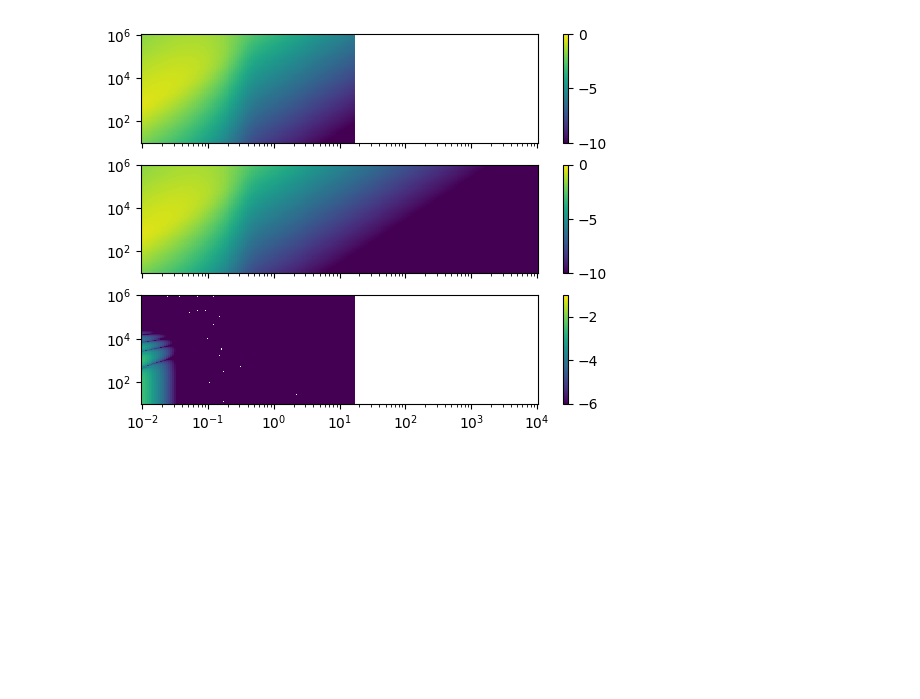
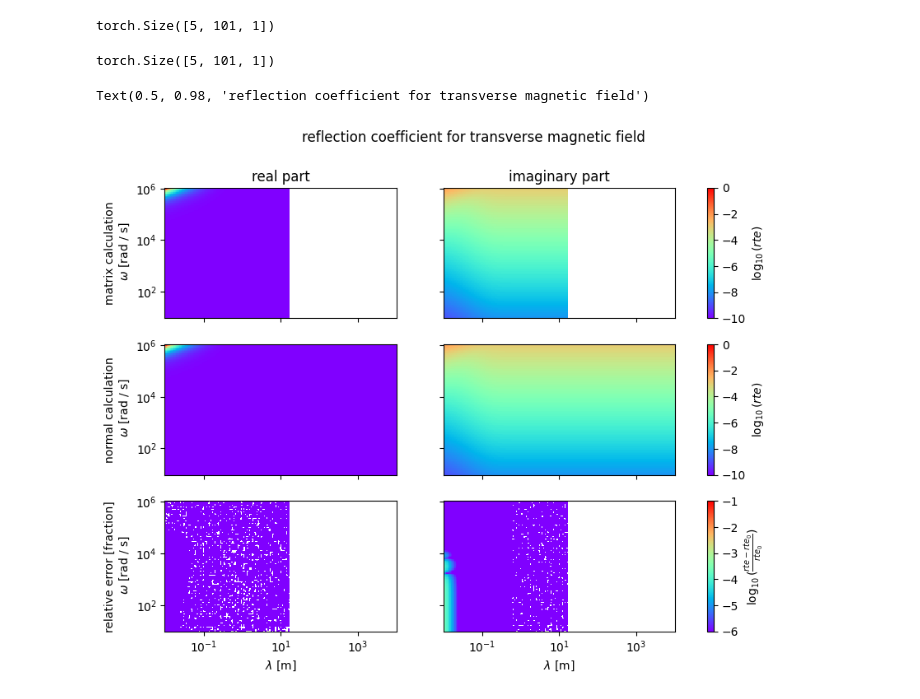
Before and after one commit to hydrogeophysicsgroup/anemone, a Jupyter notebook: prototyping/solve_for_field_coefficients_visual.ipynb, the cells around one changed output. Cells and saved outputs as stored; diff of their text form; code cells hidden in the pictures; blank space fills up the shorter version.

Commit message:
rte + rtm can be solved the matrix way

```diff
--- a/prototyping/solve_for_field_coefficients_visual.ipynb
+++ b/prototyping/solve_for_field_coefficients_visual.ipynb
@@ -94,12 +170,45 @@ axs[2].set_xscale('log'); axs[2].set_yscale('log')
+# %%
+A,B = transverse_magnetic_field_coefficients(sigma, thick, omega, lamda)
+# %% [output]
+torch.Size([5, 101, 1])
 # %%
+A,B = transverse_magnetic_field_coefficients(sigma, thick, omega, lamda)
+rtm = refl_transverse_magnetic(sigma, thick, omega, lamda)
+rte0 =  rtm
+rteN =  B[..., 0]
+
 x,y = lamda.squeeze().real, omega.squeeze().real
-fig,axs = plt.subplots(3,1, sharex=True, sharey=True)
-pcm = axs[0].pcolor(x,y, np.log10(rteN.imag.squeeze()), vmin=-10, vmax=0)
-plt.colorbar(pcm, ax=axs[0])
-pcm = axs[1].pcolor(x,y, np.log10(rte0.imag.squeeze()), vmin=-10, vmax=0)
-plt.colorbar(pcm, ax=axs[1])
-pcm = axs[2].pcolor(x,y, np.log10(np.abs((rteN.imag.squeeze()-rte0.imag.squeeze())/rte0.imag.squeeze())), vmin=-6, vmax=-1)
-plt.colorbar(pcm, ax=axs[2])
-axs[2].set_xscale('log'); axs[2].set_yscale('log')
+fig,axs = plt.subplots(3,2, sharex=True, sharey=True, figsize=(10,7))
+pcm = axs[0,0].pcolor(x,y, np.log10(rteN.real.squeeze()), cmap='rainbow')
+# plt.colorbar(pcm, ax=axs[0,0])
+pcm = axs[1,0].pcolor(x,y, np.log10(rte0.real.squeeze()), cmap='rainbow')
+# plt.colorbar(pcm, ax=axs[1,0])
+pcm = axs[2,0].pcolor(x,y, np.log10(np.abs((rteN.real.squeeze()-rte0.real.squeeze())/rte0.real.squeeze())), vmin=-6, vmax=-1, cmap='rainbow')
+# plt.colorbar(pcm, ax=axs[2,0])
+axs[2,0].set_xscale('log'); axs[2,0].set_yscale('log')
+
+rte0 =  -rtm
+rteN =  -B[..., 0]
+
+pcm = axs[0,1].pcolor(x,y, np.log10(rteN.imag.squeeze()), vmin=-10, vmax=0, cmap='rainbow')
+plt.colorbar(pcm, ax=axs[0,:], label='$\\log_{10}(rte)$')
+pcm = axs[1,1].pcolor(x,y, np.log10(rte0.imag.squeeze()), vmin=-10, vmax=0, cmap='rainbow')
+plt.colorbar(pcm, ax=axs[1,:], label='$\\log_{10}(rte)$')
+pcm = axs[2,1].pcolor(x,y, np.log10(np.abs((rteN.imag.squeeze()-rte0.imag.squeeze())/rte0.imag.squeeze())), vmin=-6, vmax=-1, cmap='rainbow')
+plt.colorbar(pcm, ax=axs[2,:], label='$\\log_{10}(\\frac{rte-rte_0}{rte_0})$')
+axs[2,1].set_xscale('log'); axs[2,1].set_yscale('log')
+
+axs[0,0].set_ylabel('matrix calculation\n $\\omega$ [rad / s]')
+axs[1,0].set_ylabel('normal calculation\n $\\omega$ [rad / s]')
+axs[2,0].set_ylabel('relative error [fraction]\n $\\omega$ [rad / s]')
+axs[2,0].set_xlabel('$\\lambda$ [m]')
+axs[2,1].set_xlabel('$\\lambda$ [m]')
+axs[0,0].set_title('real part')
+axs[0,1].set_title('imaginary part')
+
+fig.suptitle('reflection coefficient for transverse magnetic field')
+# plt.tight_layout()
 # %% [output]
+torch.Size([5, 101, 1])
+Text(0.5, 0.98, 'reflection coefficient for transverse magnetic field')
-[figure, old version]
+[figure, new version]
```
Also changed, not shown: parts of 4 cells of this notebook, 2 other files.
